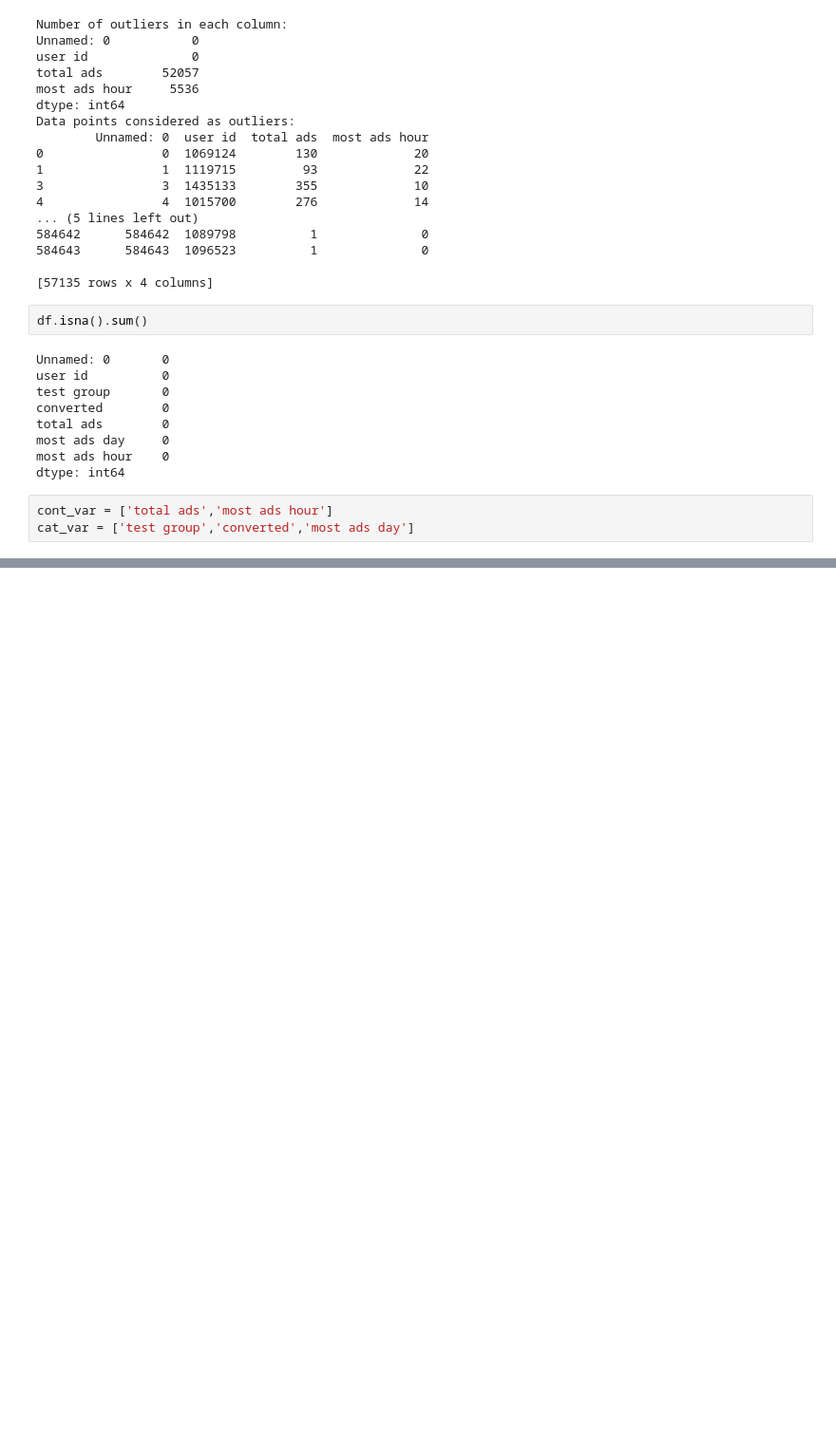
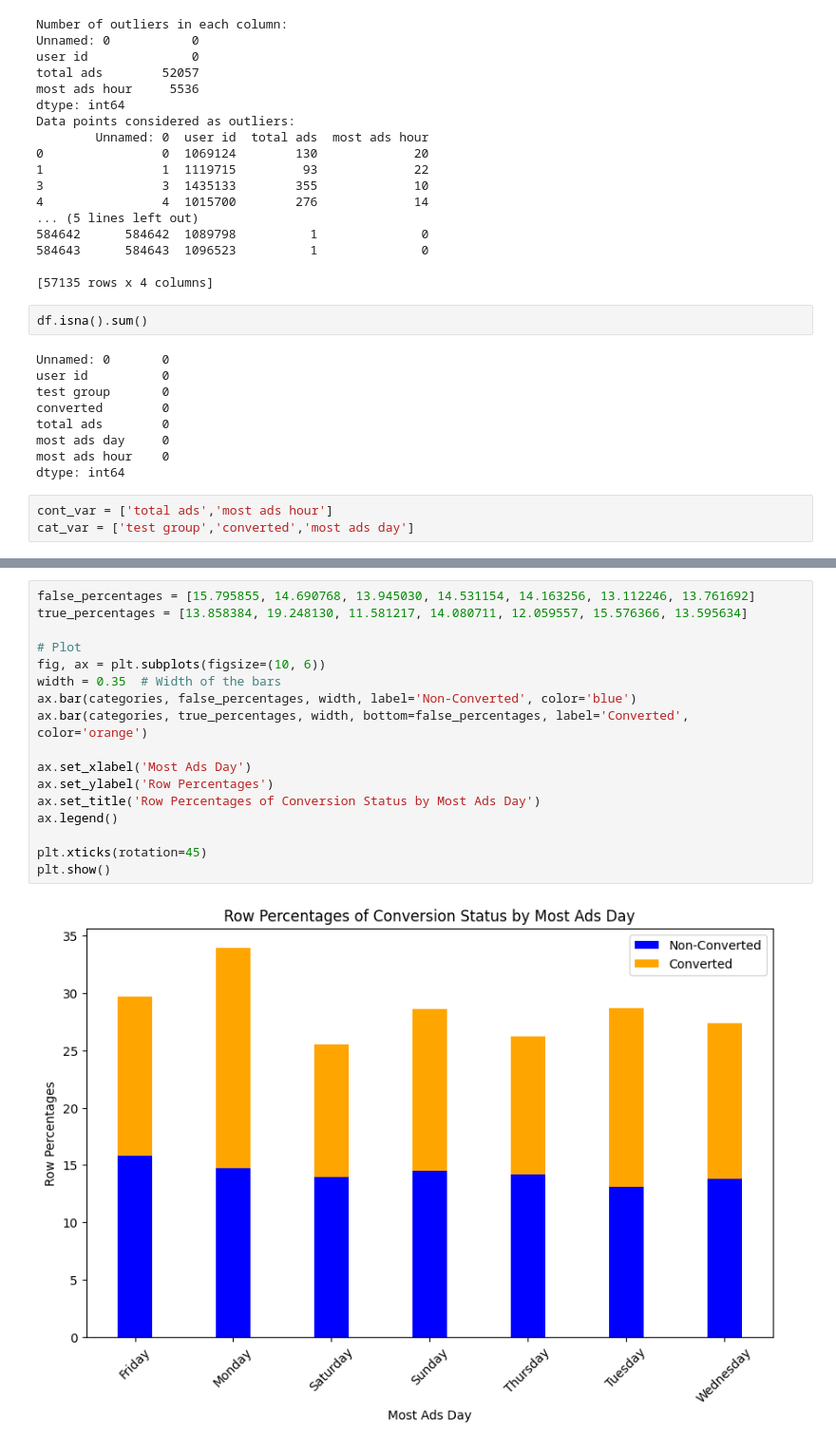
Before and after one commit to pankaj96s/Marketing-AB-Testing, a Jupyter notebook: Marketing AB.ipynb, the cells around one changed output, grey strips where cells are left out. Shown at 95% size. Drawn from its saved outputs; the diff is of its cells as text; blank space fills up the shorter version.

```diff
--- a/Marketing AB.ipynb
+++ b/Marketing AB.ipynb
@@ -99,0 +327,19 @@ cat_var = ['test group','converted','most ads day']
+# %%
+false_percentages = [15.795855, 14.690768, 13.945030, 14.531154, 14.163256, 13.112246, 13.761692]
+true_percentages = [13.858384, 19.248130, 11.581217, 14.080711, 12.059557, 15.576366, 13.595634]
+
+# Plot
+fig, ax = plt.subplots(figsize=(10, 6))
+width = 0.35  # Width of the bars
+ax.bar(categories, false_percentages, width, label='Non-Converted', color='blue')
+ax.bar(categories, true_percentages, width, bottom=false_percentages, label='Converted', color='orange')
+
+ax.set_xlabel('Most Ads Day')
+ax.set_ylabel('Row Percentages')
+ax.set_title('Row Percentages of Conversion Status by Most Ads Day')
+ax.legend()
+
+plt.xticks(rotation=45)
+plt.show()
+# %% [output]
+[figure, added]
```
Also changed, not shown: parts of 13 cells of this notebook.
